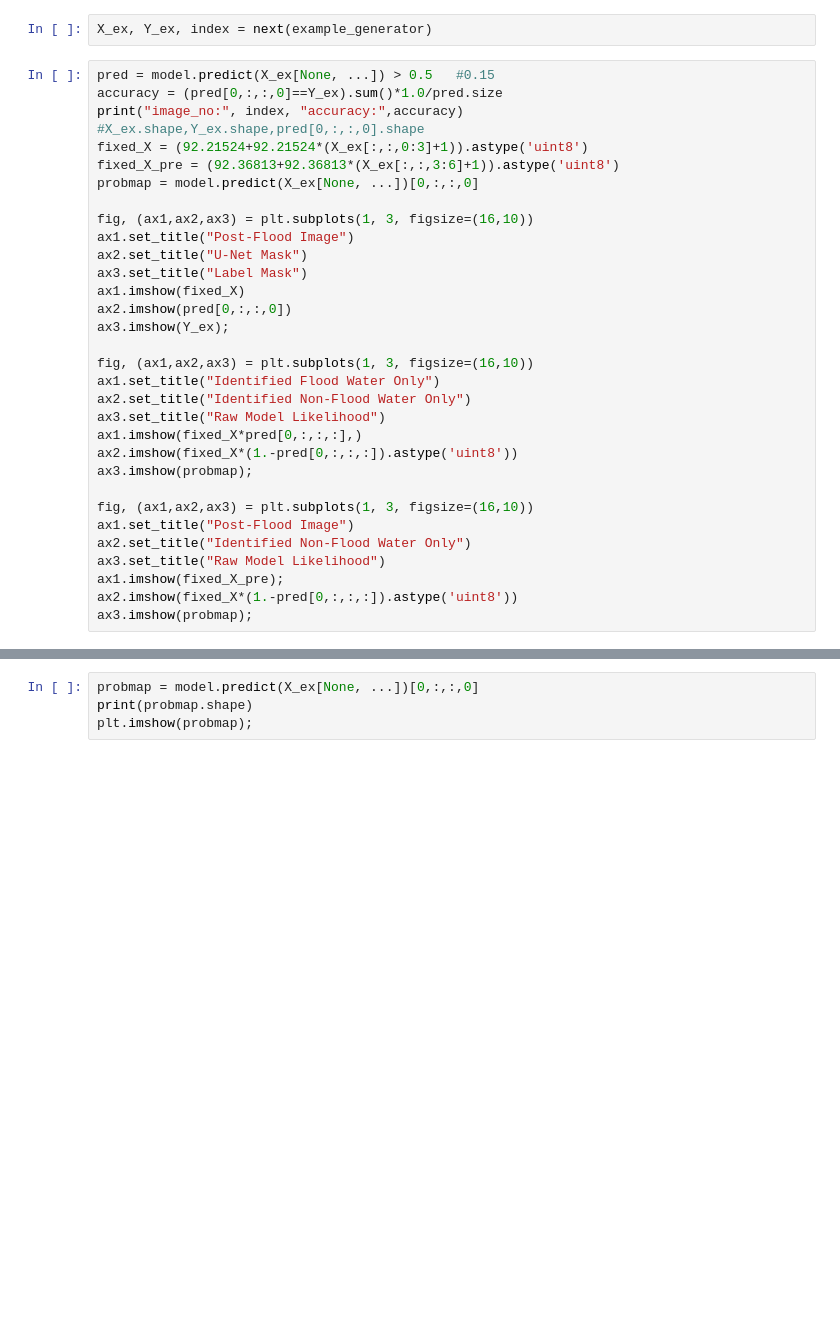
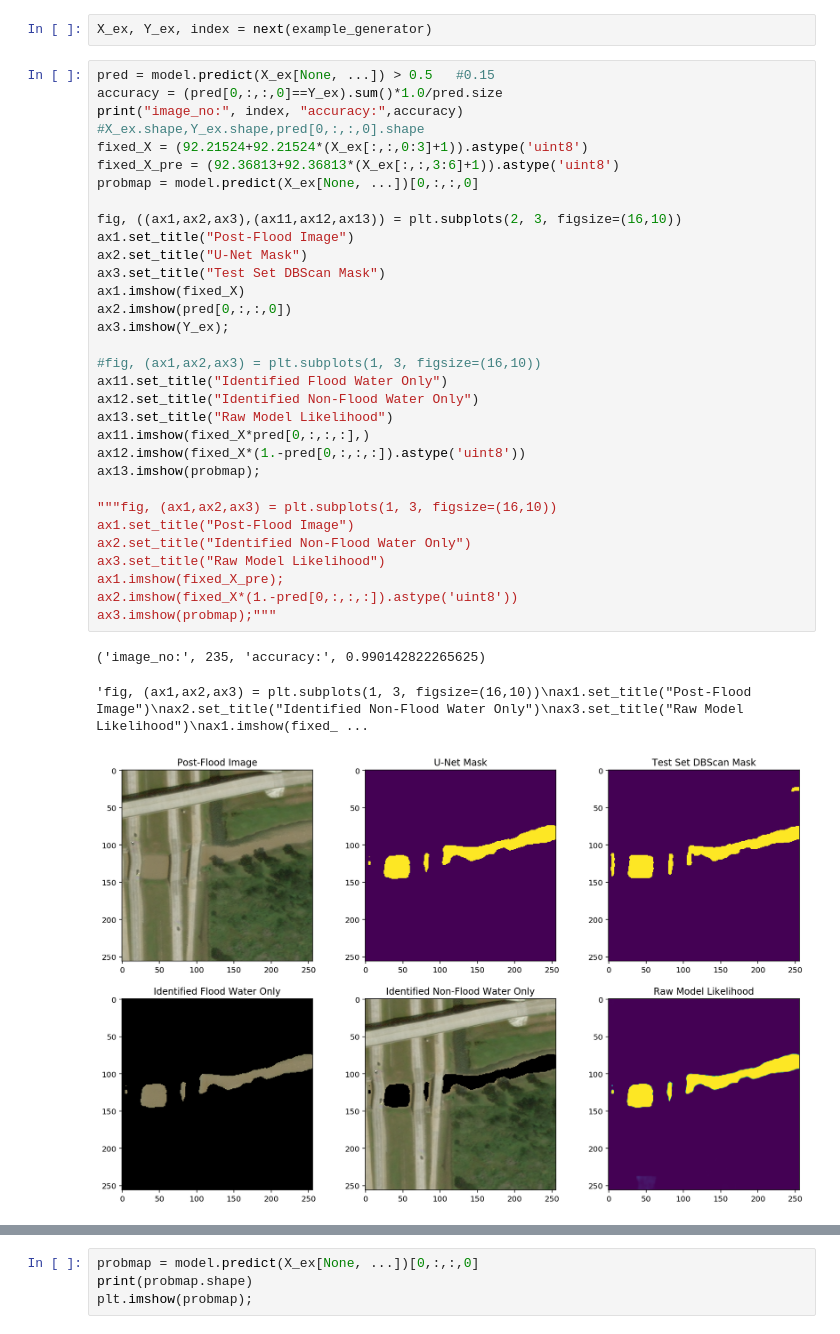
Before and after one commit to Lichtphyz/Houston_flooding, a Jupyter notebook: 06 Test the trained U-Net-9-18 morning.ipynb, the cells around one changed output, grey strips where cells are left out. Drawn from its saved outputs; the diff is of its cells as text; blank space fills up the shorter version.

```diff
--- a/06 Test the trained U-Net-9-18 morning.ipynb
+++ b/06 Test the trained U-Net-9-18 morning.ipynb
@@ -535,34 +616,38 @@ X_ex, Y_ex, index = next(example_generator)
 # %%
 pred = model.predict(X_ex[None, ...]) > 0.5   #0.15
 accuracy = (pred[0,:,:,0]==Y_ex).sum()*1.0/pred.size
 print("image_no:", index, "accuracy:",accuracy)
 #X_ex.shape,Y_ex.shape,pred[0,:,:,0].shape
 fixed_X = (92.21524+92.21524*(X_ex[:,:,0:3]+1)).astype('uint8')
 fixed_X_pre = (92.36813+92.36813*(X_ex[:,:,3:6]+1)).astype('uint8')
 probmap = model.predict(X_ex[None, ...])[0,:,:,0]
 
-fig, (ax1,ax2,ax3) = plt.subplots(1, 3, figsize=(16,10))
+fig, ((ax1,ax2,ax3),(ax11,ax12,ax13)) = plt.subplots(2, 3, figsize=(16,10))
 ax1.set_title("Post-Flood Image")
 ax2.set_title("U-Net Mask")
-ax3.set_title("Label Mask")
+ax3.set_title("Test Set DBScan Mask")
 ax1.imshow(fixed_X)
 ax2.imshow(pred[0,:,:,0])
 ax3.imshow(Y_ex);
 
-fig, (ax1,ax2,ax3) = plt.subplots(1, 3, figsize=(16,10))
-ax1.set_title("Identified Flood Water Only")
-ax2.set_title("Identified Non-Flood Water Only")
-ax3.set_title("Raw Model Likelihood")
-ax1.imshow(fixed_X*pred[0,:,:,:],)
-ax2.imshow(fixed_X*(1.-pred[0,:,:,:]).astype('uint8'))
-ax3.imshow(probmap);
+#fig, (ax1,ax2,ax3) = plt.subplots(1, 3, figsize=(16,10))
+ax11.set_title("Identified Flood Water Only")
+ax12.set_title("Identified Non-Flood Water Only")
+ax13.set_title("Raw Model Likelihood")
+ax11.imshow(fixed_X*pred[0,:,:,:],)
+ax12.imshow(fixed_X*(1.-pred[0,:,:,:]).astype('uint8'))
+ax13.imshow(probmap);
 
-fig, (ax1,ax2,ax3) = plt.subplots(1, 3, figsize=(16,10))
+"""fig, (ax1,ax2,ax3) = plt.subplots(1, 3, figsize=(16,10))
 ax1.set_title("Post-Flood Image")
 ax2.set_title("Identified Non-Flood Water Only")
 ax3.set_title("Raw Model Likelihood")
 ax1.imshow(fixed_X_pre);
 ax2.imshow(fixed_X*(1.-pred[0,:,:,:]).astype('uint8'))
-ax3.imshow(probmap);
+ax3.imshow(probmap);"""
+# %% [output]
+('image_no:', 235, 'accuracy:', 0.990142822265625)
+'fig, (ax1,ax2,ax3) = plt.subplots(1, 3, figsize=(16,10))\nax1.set_title("Post-Flood Image")\nax2.set_title("Identified Non-Flood Water Only")\nax3.set_title("Raw Model Likelihood")\nax1.imshow(fixed_ ...
+[figure, added]
 # %%
 Y_ex.sum()/Y_ex.shape[1]**2
```
Also changed, not shown: parts of 35 cells of this notebook.
